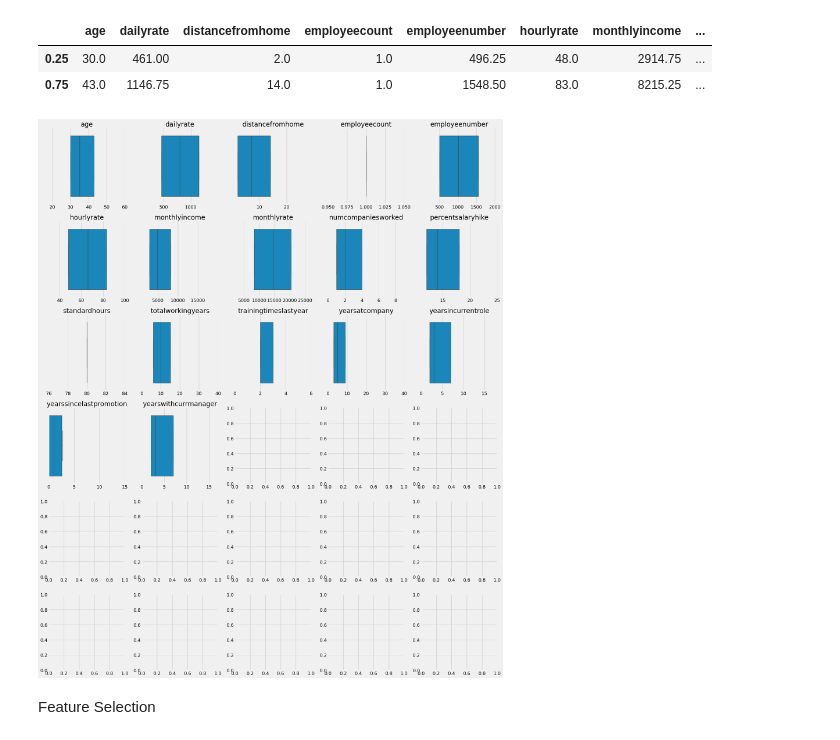
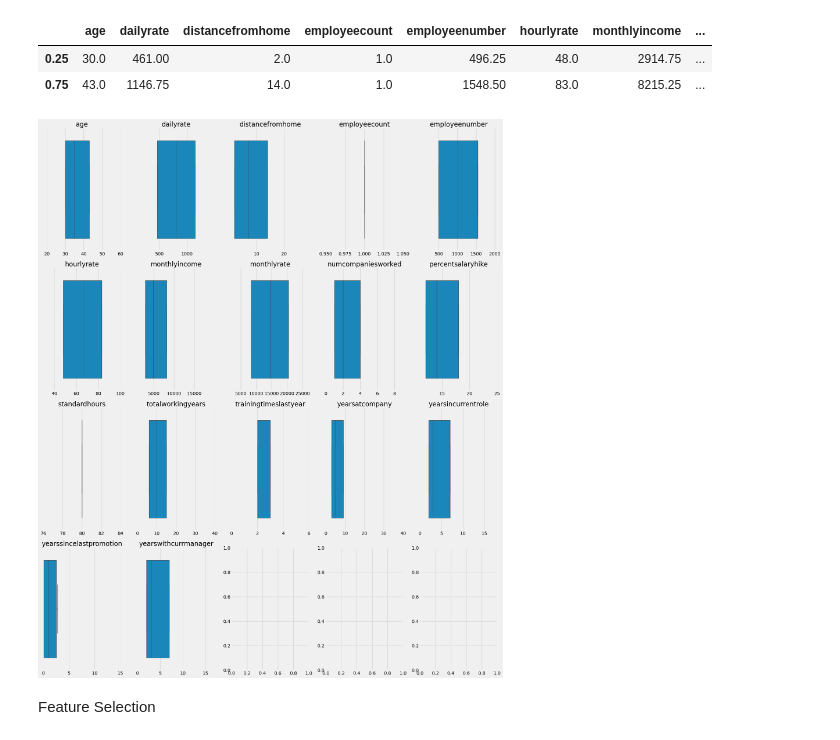
Before and after one commit to Shrutiba/iisc_cds, a Jupyter notebook: M2_MP4_NB_Employee_Attrition_Prediction.ipynb, the cells around one changed output. Cells and saved outputs as stored; diff of their text form; code cells hidden in the pictures.

```diff
--- a/M2_MP4_NB_Employee_Attrition_Prediction.ipynb
+++ b/M2_MP4_NB_Employee_Attrition_Prediction.ipynb
@@ -179,7 +224,3 @@ ecategorical_col = ['businesstravel','department','educationfield','gender','job
 ordered_cat_col = ['education','environmentsatisfaction','jobinvolvement','joblevel','jobsatisfaction','performancerating','relationshipsatisfaction','stockoptionlevel','worklifebalance']
 enumerical_col = ['age','dailyrate','distancefromhome','employeecount','employeenumber','hourlyrate','monthlyincome','monthlyrate','numcompaniesworked','percentsalaryhike','standardhours','totalworkingyears','trainingtimeslastyear','yearsatcompany','yearsincurrentrole','yearssincelastpromotion','yearswithcurrmanager']
 target = ['attrition']
-# %%
-for col in ecategorical_col:
-    unique_values = edata[col].unique()
-    print(f"Unique values in '{col}': {unique_values}")
@@ -198,5 +226,0 @@ Unique values in 'overtime': ['No' 'Yes']
-# %%
-# Label Encoding
-for col in ecategorical_col:
-    edata[col] = edata[col].astype('category')
-    edata[col] = edata[col].cat.codes
@@ -209,4 +226,0 @@ edata.head(2)
-# %%
-for col in ecategorical_col:
-    unique_values = edata[col].unique()
-    print(f"Unique values in '{col}': {unique_values}")
@@ -310,28 +311,28 @@ for col in enumerical_col:
 # %%
 # Recheck for outliers
 # YOUR CODE HERE
 # Calculate the number of rows and columns for the subplot grid
 num_cols = 5  # Number of columns in the grid
-num_rows = 6  # Number of rows in the grid
+num_rows = 4  # Number of rows in the grid
 
 fig, axes = plt.subplots(num_rows, num_cols, figsize=(20, 24))
 axes = axes.flatten()
 
 for i, col in enumerate(enumerical_col):
     sns.boxplot(x=edata[col], ax=axes[i])
     axes[i].set_title(col)
     axes[i].set_xlabel("")
     axes[i].set_xlim(zipped_values[i][0],zipped_values[i][1])
 
 
 # Remove spines for cleaner look
     axes[i].spines['top'].set_visible(False)
     axes[i].spines['right'].set_visible(False)
 
 plt.tight_layout()
 plt.show()
 # %% [output]
-[figure, old version]
+[figure, new version]
 # %% [markdown]
 Feature Selection
 # %%
```
Also changed, not shown: parts of 104 cells of this notebook.
